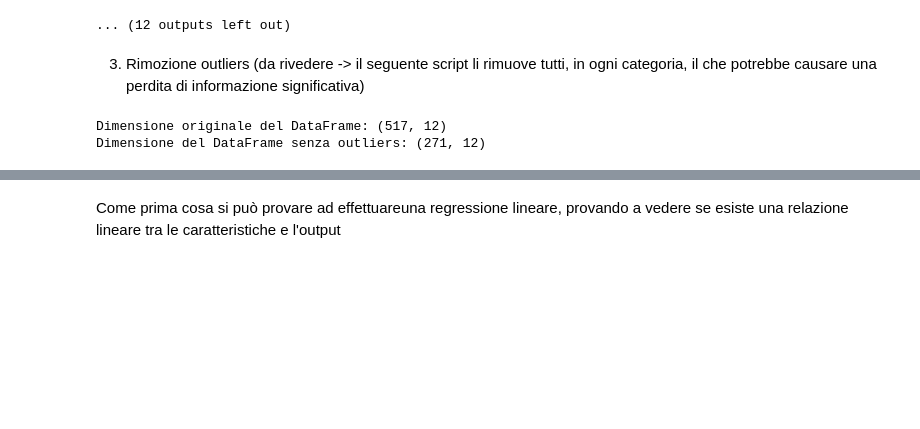
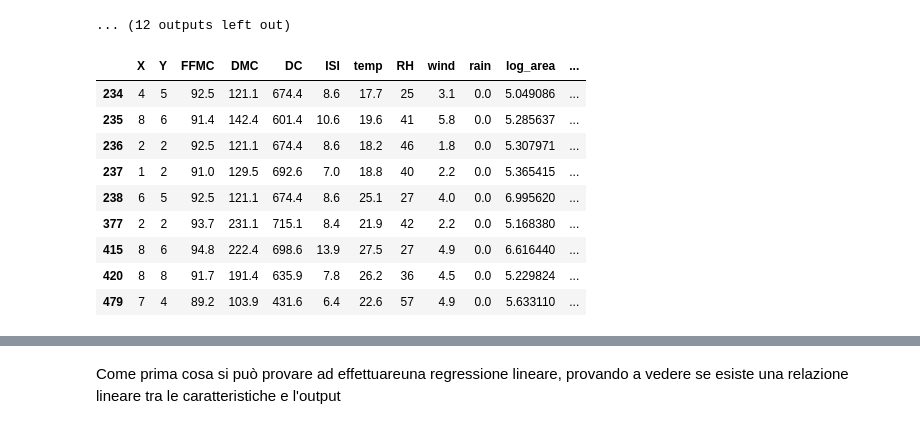
Before and after one commit to aledigirm3/ML-project, a Jupyter notebook: version1.ipynb, the cells around one changed output, grey strips where cells are left out. Saved outputs shown, nothing was run; the diff lists cells and outputs as text; code cells hidden in the pictures; blank space fills up the shorter version.

Commit message:
ft: outliers removed

```diff
--- a/version1.ipynb
+++ b/version1.ipynb
@@ -249,30 +249,24 @@ Colonna DC: 8 outliers
 [figure]
 Colonna ISI: 23 outliers
 ... (12 outputs left out)
-# %% [markdown]
-3) Rimozione outliers (da rivedere -> il seguente script li rimuove tutti, in ogni categoria, il che potrebbe causare una perdita di informazione significativa)
-# %%
-# Copia del DataFrame originale, per non alterarlo direttamente
-df_clean = df_temp.copy()
-
-# Itera su ogni colonna numerica del DataFrame
-for col in df_clean.select_dtypes(include=['float', 'int']).columns:
-
-    # Calcola i quartili Q1 e Q3 e l'IQR
-    Q1 = df_clean[col].quantile(0.25)
-    Q3 = df_clean[col].quantile(0.75)
-    IQR = Q3 - Q1
-
-    # Calcola i limiti per gli outlier
-    lower_bound = Q1 - 1.5 * IQR
-    upper_bound = Q3 + 1.5 * IQR
-
-    # Filtra le righe che sono dentro i limiti (non outlier)
-    df_clean = df_clean[(df_clean[col] >= lower_bound) & (df_clean[col] <= upper_bound)]
-
-# Visualizza la dimensione del DataFrame prima e dopo la rimozione degli outliers
-print(f"Dimensione originale del DataFrame: {df_temp.shape}")
-print(f"Dimensione del DataFrame senza outliers: {df_clean.shape}")
-# %% [output]
-Dimensione originale del DataFrame: (517, 12)
-Dimensione del DataFrame senza outliers: (271, 12)
+# %%
+# Sezione per verifiche sull'attendibilità degli outliers
+outliers_ISI = df_temp[df_temp['ISI'] <= 0]
+outliers_temp = df_temp[df_temp['temp'] < 3]
+outliers_FFMC = df_temp[df_temp['FFMC'] < 50]
+outliers_DC = df_temp[df_temp['DC'] < 10]
+outliers_log_area = df_temp[df_temp['log_area'] > 5]
+
+
+outliers_log_area
+# %% [output]
+|  | X | Y | FFMC | DMC | DC | ISI | temp | RH | wind | rain | log_area | ... |
+| 234 | 4 | 5 | 92.5 | 121.1 | 674.4 | 8.6 | 17.7 | 25 | 3.1 | 0.0 | 5.049086 | ... |
+| 235 | 8 | 6 | 91.4 | 142.4 | 601.4 | 10.6 | 19.6 | 41 | 5.8 | 0.0 | 5.285637 | ... |
+| 236 | 2 | 2 | 92.5 | 121.1 | 674.4 | 8.6 | 18.2 | 46 | 1.8 | 0.0 | 5.307971 | ... |
+| 237 | 1 | 2 | 91.0 | 129.5 | 692.6 | 7.0 | 18.8 | 40 | 2.2 | 0.0 | 5.365415 | ... |
+| 238 | 6 | 5 | 92.5 | 121.1 | 674.4 | 8.6 | 25.1 | 27 | 4.0 | 0.0 | 6.995620 | ... |
+| 377 | 2 | 2 | 93.7 | 231.1 | 715.1 | 8.4 | 21.9 | 42 | 2.2 | 0.0 | 5.168380 | ... |
+| 415 | 8 | 6 | 94.8 | 222.4 | 698.6 | 13.9 | 27.5 | 27 | 4.9 | 0.0 | 6.616440 | ... |
+| 420 | 8 | 8 | 91.7 | 191.4 | 635.9 | 7.8 | 26.2 | 36 | 4.5 | 0.0 | 5.229824 | ... |
+| 479 | 7 | 4 | 89.2 | 103.9 | 431.6 | 6.4 | 22.6 | 57 | 4.9 | 0.0 | 5.633110 | ... |
```
Also changed, not shown: parts of 6 cells of this notebook.
